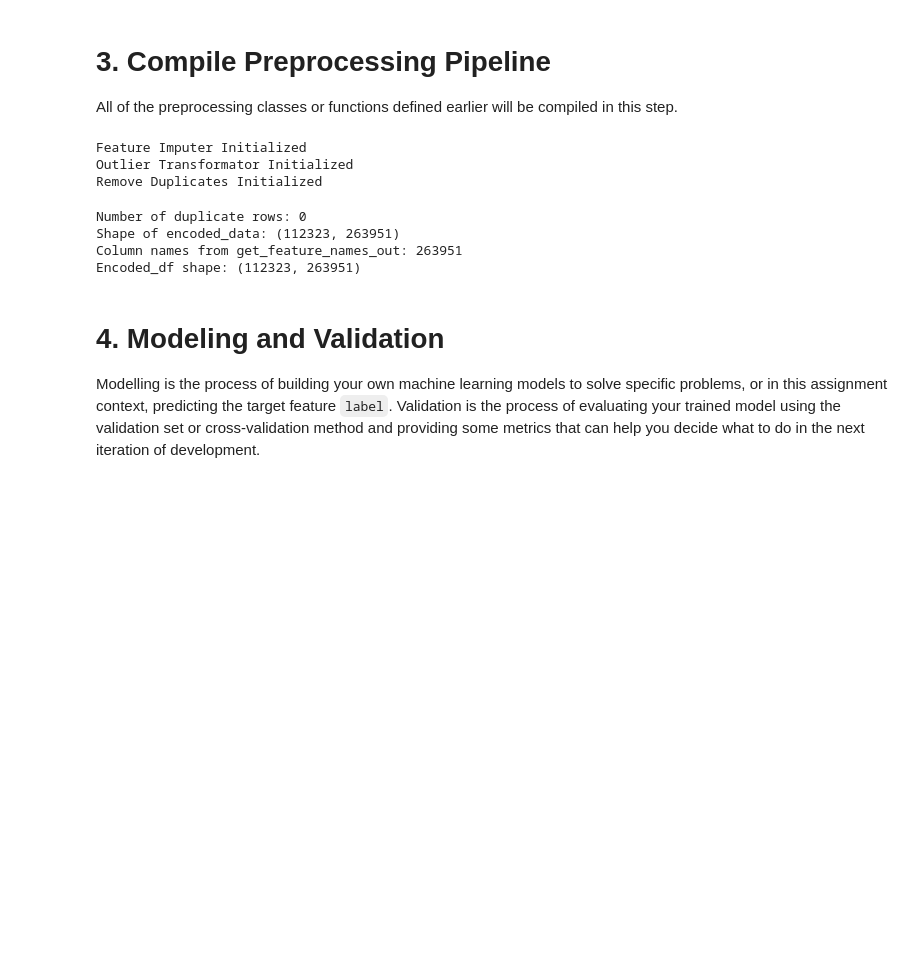
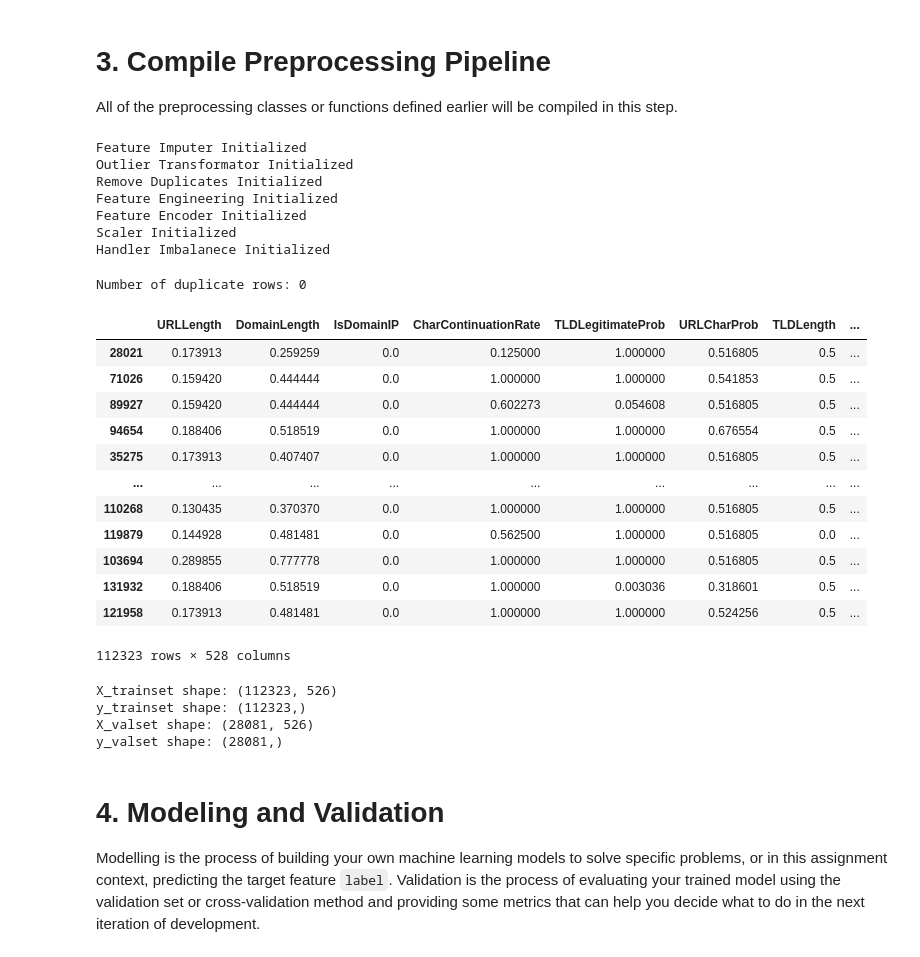
Before and after one commit to alfanditora/URL-ScamDetect, a Jupyter notebook: src/Tubes2DAI_TemuLawak.ipynb, the cells around one changed output. Drawn from its saved outputs; the diff is of its cells as text; code cells hidden in the pictures; blank space fills up the shorter version.

```diff
--- a/src/Tubes2DAI_TemuLawak.ipynb
+++ b/src/Tubes2DAI_TemuLawak.ipynb
@@ -57,7 +65,7 @@ Note: For training, you should use the data contained in the `train` folder give
 
 from sklearn.model_selection import train_test_split
 
-training_set = data_train
+training_set = data_train.drop(columns=['FILENAME','URL','Domain','Title'])
 
 train_set, val_set = train_test_split(
     training_set,
@@ -134,7 +130,7 @@ class FeatureImputer(BaseEstimator, TransformerMixin):
         super().__init__()
         print("Feature Imputer Initialized")
 
-    def fit(self, data: pd.DataFrame):
+    def fit(self, data: pd.DataFrame, y=None):
         data_without_id = data.drop(columns=['id'], errors='ignore')
 
         self.numerical_features = data_without_id.select_dtypes(include=['number']).columns.tolist()
@@ -149,9 +145,7 @@ class FeatureImputer(BaseEstimator, TransformerMixin):
         data_copy = data.copy()
         data_without_id = data_copy.drop(columns=['id'], errors='ignore')
 
-        self.numerical_features
         data_without_id[self.numerical_features] = self.si_numerical.transform(data_without_id[self.numerical_features])
-        self.categorical_features
         data_without_id[self.categorical_features] = self.si_categorical.transform(data_without_id[self.categorical_features])
 
         if 'id' in data_copy.columns:
@@ -474,19 +489,35 @@ Some methods to handle imbalanced datasets:
  - Adjust class weights in algorithms to give more importance to the minority class.
 # %%
 class HandleImbalance(BaseEstimator, TransformerMixin):
-    def __init__(self, strategy='auto', random_state=42):
+    def __init__(self, method='smote', random_state=42):
         super().__init__()
-        self.smote = SMOTE(sampling_strategy=strategy, random_state=random_state)
+        self.method = method
+        self.random_state = random_state
+        self.sampler = None
+        print("Handler Imbalanece Initialized")
 
-    def fit(self, X, y):
-        self.X, self.y = X, y
+    def fit(self, X, y=None):
+        if self.method == 'smote':
+            self.sampler = SMOTE(random_state=self.random_state)
+        elif self.method == 'random_over':
+            self.sampler = RandomOverSampler(random_state=self.random_state)
+        elif self.method == 'random_under':
+            self.sampler = RandomUnderSampler(random_state=self.random_state)
+        elif self.method == 'smote_tomek':
+            self.sampler = SMOTETomek(random_state=self.random_state)
+        else:
+            raise ValueError(f"Unknown method: {self.method}")
+
+        if y is not None:
+            self.sampler.fit_resample(X, y)
+
         return self
 
-    def transform(self, X=None, y=None):
-        if X is None or y is None:
-            X, y = self.X, self.y
-        X_resampled, y_resampled = self.smote.fit_resample(X, y)
-        return pd.DataFrame(X_resampled, columns=X.columns), pd.Series(y_resampled)
+    def transform(self, X, y=None):
+        if y is not None:
+            X_resampled, y_resampled = self.sampler.fit_resample(X, y)
+            return X_resampled, y_resampled
+        return X
 # %% [markdown]
 # 3. Compile Preprocessing Pipeline
 
@@ -497,37 +528,52 @@ pipe = Pipeline([
     ("outlier", OutlierTransformator()),
     ("duplicate", RemoveDuplicates()),
     ("feature", FeatureEngineering()),
+    ("encoder", FeatureEncoder()),
     ("scaler", Scaler()),
-    ("encoder", FeatureEncoder()),
     ("hundlerimbalance", HandleImbalance()),
 ])
 # %% [output]
 Feature Imputer Initialized
 Outlier Transformator Initialized
 Remove Duplicates Initialized
+Feature Engineering Initialized
+Feature Encoder Initialized
+Scaler Initialized
+Handler Imbalanece Initialized
 # %%
 train_set_clean = train_set.drop(columns=['label'])
 val_set_clean = val_set.drop(columns=['label'])
 
 train_set_transform = pipe.fit_transform(train_set_clean)
 val_set_transform = pipe.transform(val_set_clean)
 
 train_set_transform = pd.DataFrame(train_set_transform, index=train_set_clean.index)
 val_set_transform = pd.DataFrame(val_set_transform, index=val_set_clean.index)
 
 train_set_transform['label'] = train_set['label'].values
 val_set_transform['label'] = val_set['label'].values
 
 train_set_transform = train_set_transform.dropna()
 val_set_transform = val_set_transform.dropna()
+pd.set_option('display.max_columns', None)
 train_set_transform
 # %% [output]
 Number of duplicate rows: 0
-Shape of encoded_data: (112323, 263951)
-Column names from get_feature_names_out: 263951
-Encoded_df shape: (112323, 263951)
+|  | URLLength | DomainLength | IsDomainIP | CharContinuationRate | TLDLegitimateProb | URLCharProb | TLDLength | ... |
+| 28021 | 0.173913 | 0.259259 | 0.0 | 0.125000 | 1.000000 | 0.516805 | 0.5 | ... |
+| 71026 | 0.159420 | 0.444444 | 0.0 | 1.000000 | 1.000000 | 0.541853 | 0.5 | ... |
+| 89927 | 0.159420 | 0.444444 | 0.0 | 0.602273 | 0.054608 | 0.516805 | 0.5 | ... |
+| 94654 | 0.188406 | 0.518519 | 0.0 | 1.000000 | 1.000000 | 0.676554 | 0.5 | ... |
+| 35275 | 0.173913 | 0.407407 | 0.0 | 1.000000 | 1.000000 | 0.516805 | 0.5 | ... |
+| ... | ... | ... | ... | ... | ... | ... | ... | ... |
+| 110268 | 0.130435 | 0.370370 | 0.0 | 1.000000 | 1.000000 | 0.516805 | 0.5 | ... |
+| 119879 | 0.144928 | 0.481481 | 0.0 | 0.562500 | 1.000000 | 0.516805 | 0.0 | ... |
+| 103694 | 0.289855 | 0.777778 | 0.0 | 1.000000 | 1.000000 | 0.516805 | 0.5 | ... |
+| 131932 | 0.188406 | 0.518519 | 0.0 | 1.000000 | 0.003036 | 0.318601 | 0.5 | ... |
+| 121958 | 0.173913 | 0.481481 | 0.0 | 1.000000 | 1.000000 | 0.524256 | 0.5 | ... |
+112323 rows × 528 columns
 # %%
-y_trainset = train_set_transform['']
+y_trainset = train_set_transform['label']
 X_trainset = train_set_transform.drop(columns=['label','id'])
 y_valset = val_set['label']
 X_valset = val_set_transform.drop(columns=['label','id'])
@@ -536,6 +582,11 @@ print(f"X_trainset shape: {X_trainset.shape}")
 print(f"y_trainset shape: {y_trainset.shape}")
 print(f"X_valset shape: {X_valset.shape}")
 print(f"y_valset shape: {y_valset.shape}")
+# %% [output]
+X_trainset shape: (112323, 526)
+y_trainset shape: (112323,)
+X_valset shape: (28081, 526)
+y_valset shape: (28081,)
 # %% [markdown]
 # 4. Modeling and Validation
 
```
Also changed, not shown: parts of 21 cells of this notebook, 3 other files.
